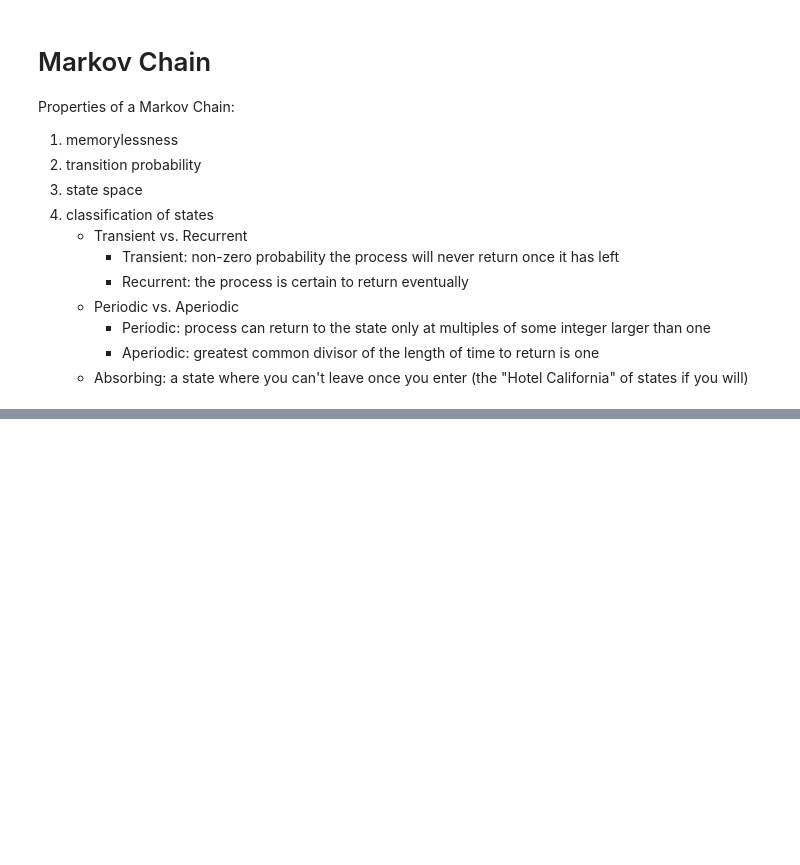
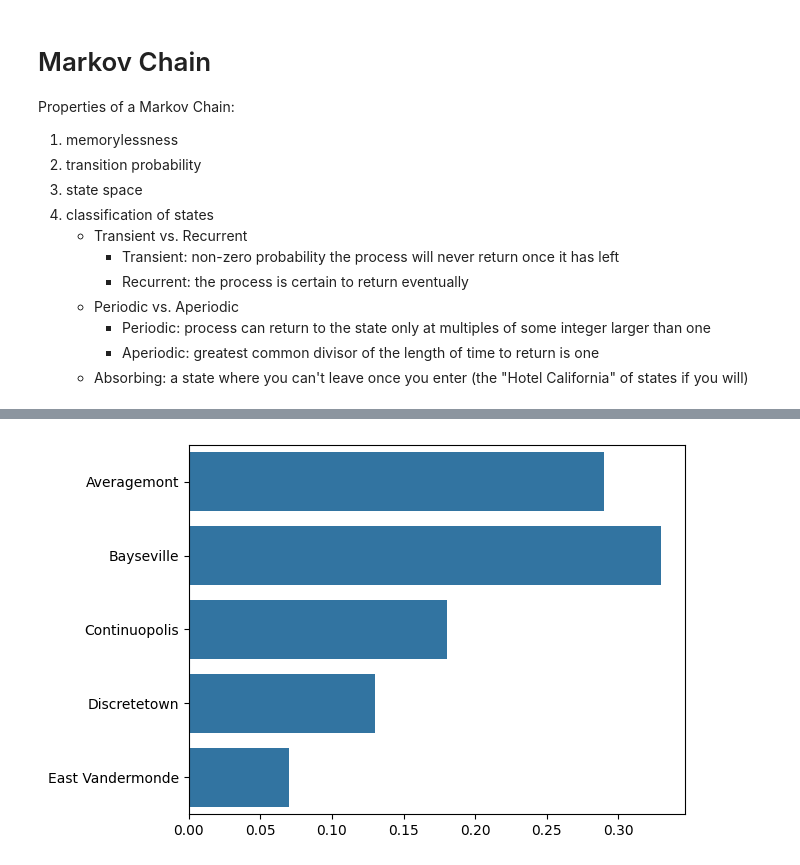
Before and after one commit to jporcenaluk/aamas-playground, a Jupyter notebook: markov-chains/example/markov_chain.ipynb, the cells around one changed output, grey strips where cells are left out. Cells and saved outputs as stored; diff of their text form; code cells hidden in the pictures; blank space fills up the shorter version.

```diff
--- a/markov-chains/example/markov_chain.ipynb
+++ b/markov-chains/example/markov_chain.ipynb
@@ -99,0 +166,7 @@ Averagemont
+# %%
+from seaborn import objects as so
+keys = list(counts.keys())
+proportions = list([value["proportion"] for value in counts.values()])
+sns.barplot(counts, y=keys, x=proportions);
+# %% [output]
+[figure, added]
```
Also changed, not shown: parts of 6 cells of this notebook.
